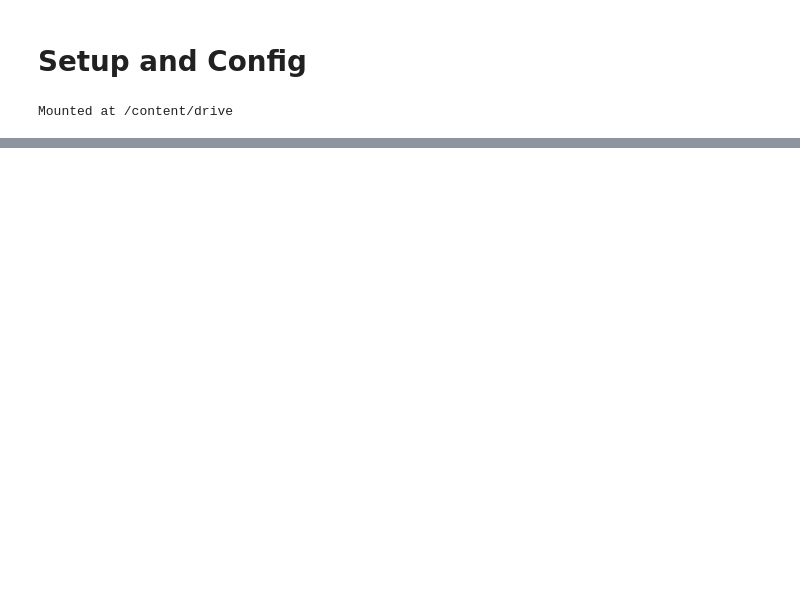
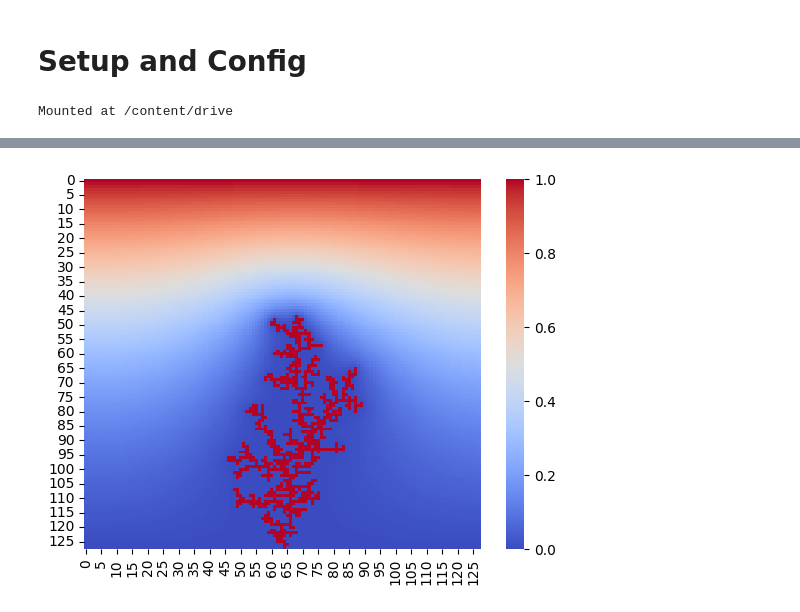
Before and after one commit to minhngt62/pd-diffusion-limited-aggregation, a Jupyter notebook: experiment.ipynb, the cells around one changed output, grey strips where cells are left out. Saved outputs shown, nothing was run; the diff lists cells and outputs as text; code cells hidden in the pictures; blank space fills up the shorter version.

```diff
--- a/experiment.ipynb
+++ b/experiment.ipynb
@@ -68,0 +79,20 @@ Appending 7.txt
+# %%
+#@title Display the output
+lines = open("output/sequential/out.txt", 'r').readlines()
+results = dict()
+result = []
+start_idx = 0
+for idx in range(len(lines)):
+    if "Output" in lines[idx]:
+        start_idx = idx + 1
+
+for idx in range(start_idx, len(lines)):
+    result.append([float(x) for x in lines[idx].split('\t')[:-1]])
+
+# Visualization by heatmap
+heatMap = sns.heatmap(result, cmap='coolwarm')
+
+# Save heatmap
+plt.savefig('output/sequential/DLA-heatmap.png', format='png')
+# %% [output]
+[figure, added]
```
Also changed, not shown: parts of 8 cells of this notebook, 26 other files.
